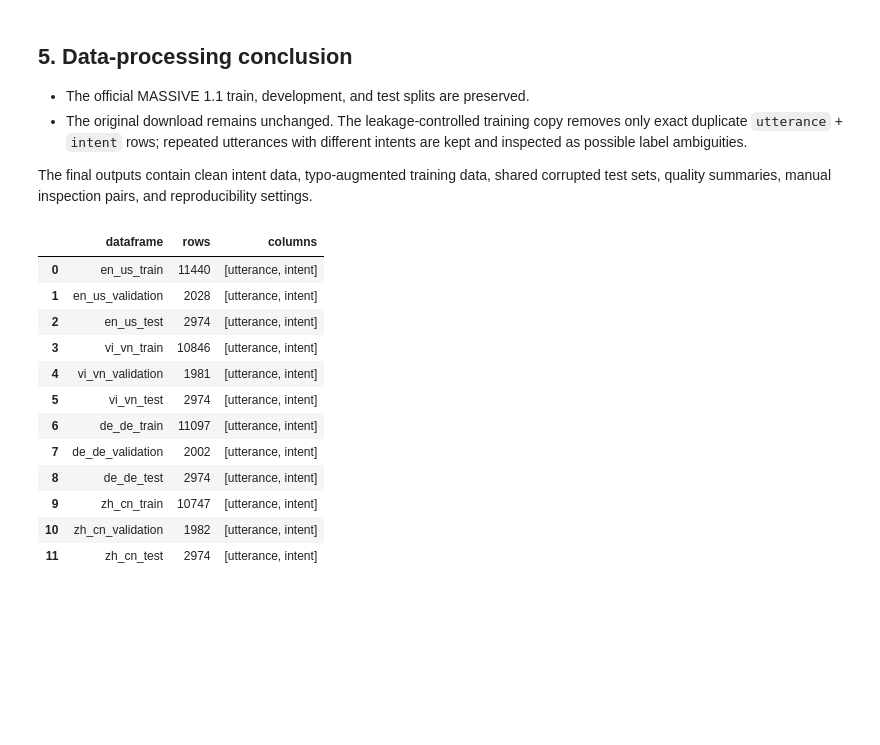
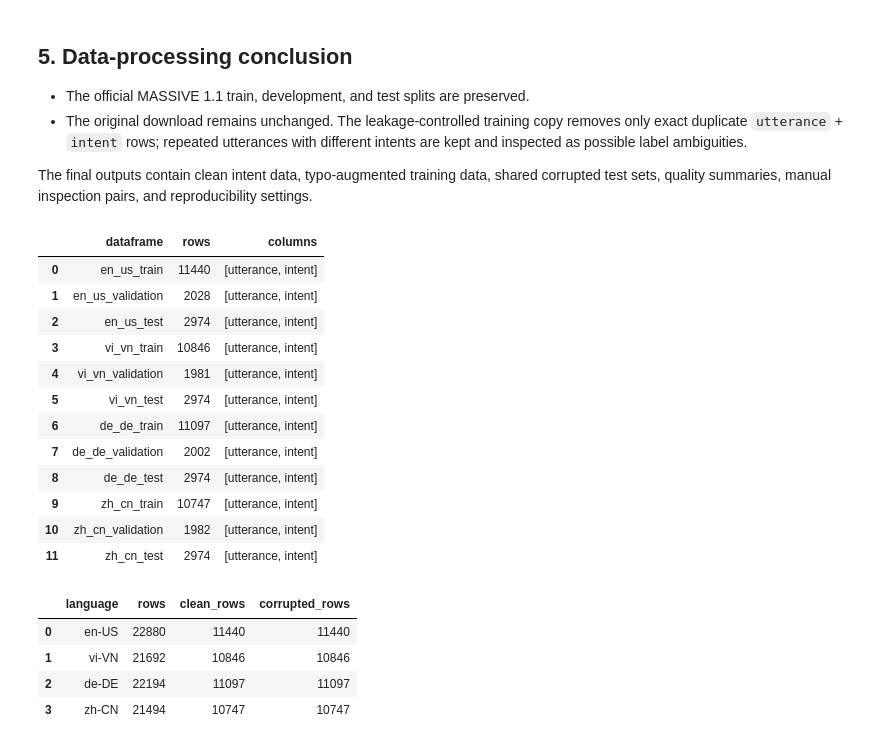
Before and after one commit to phamttho/EssentialsNLP, a Jupyter notebook: EssentialsNLP.ipynb, the cells around one changed output. Drawn from its saved outputs; the diff is of its cells as text; code cells hidden in the pictures; blank space fills up the shorter version.

Commit message:
Data processing 2

```diff
--- a/EssentialsNLP.ipynb
+++ b/EssentialsNLP.ipynb
@@ -365,7 +365,7 @@ display(inspection)
 The final outputs contain clean intent data, typo-augmented training data, shared corrupted test sets, quality summaries, manual inspection pairs, and reproducibility settings.
 # %%
 # Prepare 12 separate DataFrames for model training.
-required_columns = ['utterance', 'intent']
+required_columns = ['utterance', 'intent',]
 en_us_train = data['en-US']['train'][required_columns].reset_index(drop=True)
 en_us_validation = data['en-US']['validation'][required_columns].reset_index(drop=True)
 en_us_test = data['en-US']['test'][required_columns].reset_index(drop=True)
@@ -373,30 +373,37 @@ vi_vn_train = data['vi-VN']['train'][required_columns].reset_index(drop=True)
 vi_vn_validation = data['vi-VN']['validation'][required_columns].reset_index(drop=True)
 vi_vn_test = data['vi-VN']['test'][required_columns].reset_index(drop=True)
 de_de_train = data['de-DE']['train'][required_columns].reset_index(drop=True)
 de_de_validation = data['de-DE']['validation'][required_columns].reset_index(drop=True)
 de_de_test = data['de-DE']['test'][required_columns].reset_index(drop=True)
 zh_cn_train = data['zh-CN']['train'][required_columns].reset_index(drop=True)
 zh_cn_validation = data['zh-CN']['validation'][required_columns].reset_index(drop=True)
 zh_cn_test = data['zh-CN']['test'][required_columns].reset_index(drop=True)
 
 training_ready = {
     'en_us_train': en_us_train, 'en_us_validation': en_us_validation, 'en_us_test': en_us_test,
     'vi_vn_train': vi_vn_train, 'vi_vn_validation': vi_vn_validation, 'vi_vn_test': vi_vn_test,
     'de_de_train': de_de_train, 'de_de_validation': de_de_validation, 'de_de_test': de_de_test,
     'zh_cn_train': zh_cn_train, 'zh_cn_validation': zh_cn_validation, 'zh_cn_test': zh_cn_test
 }
 display(pd.DataFrame([{'dataframe': name, 'rows': len(frame), 'columns': list(frame.columns)} for name, frame in training_ready.items()]))
+augmented_train_ready = augmented_train
+display(pd.DataFrame([{'language': language, 'rows': len(frame), 'clean_rows': int((~frame['is_corrupted']).sum()), 'corrupted_rows': int(frame['is_corrupted'].sum())} for language, frame in augmented_train_ready.items()]))
 # %% [output]
 |  | dataframe | rows | columns |
 | 0 | en_us_train | 11440 | [utterance, intent] |
 | 1 | en_us_validation | 2028 | [utterance, intent] |
 | 2 | en_us_test | 2974 | [utterance, intent] |
 | 3 | vi_vn_train | 10846 | [utterance, intent] |
 | 4 | vi_vn_validation | 1981 | [utterance, intent] |
 | 5 | vi_vn_test | 2974 | [utterance, intent] |
 | 6 | de_de_train | 11097 | [utterance, intent] |
 | 7 | de_de_validation | 2002 | [utterance, intent] |
 | 8 | de_de_test | 2974 | [utterance, intent] |
 | 9 | zh_cn_train | 10747 | [utterance, intent] |
 | 10 | zh_cn_validation | 1982 | [utterance, intent] |
 | 11 | zh_cn_test | 2974 | [utterance, intent] |
+|  | language | rows | clean_rows | corrupted_rows |
+| 0 | en-US | 22880 | 11440 | 11440 |
+| 1 | vi-VN | 21692 | 10846 | 10846 |
+| 2 | de-DE | 22194 | 11097 | 11097 |
+| 3 | zh-CN | 21494 | 10747 | 10747 |
```
